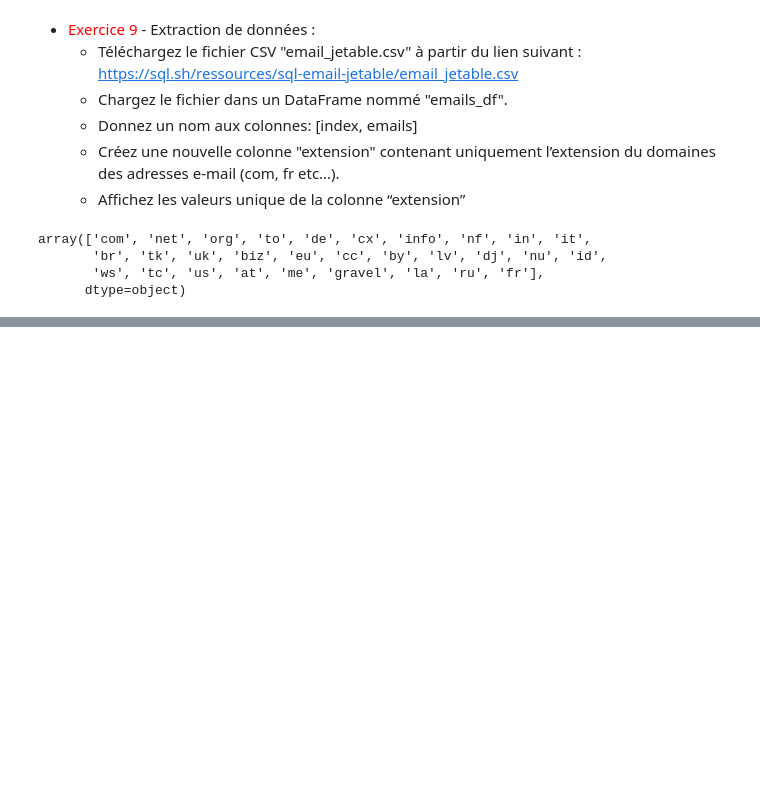
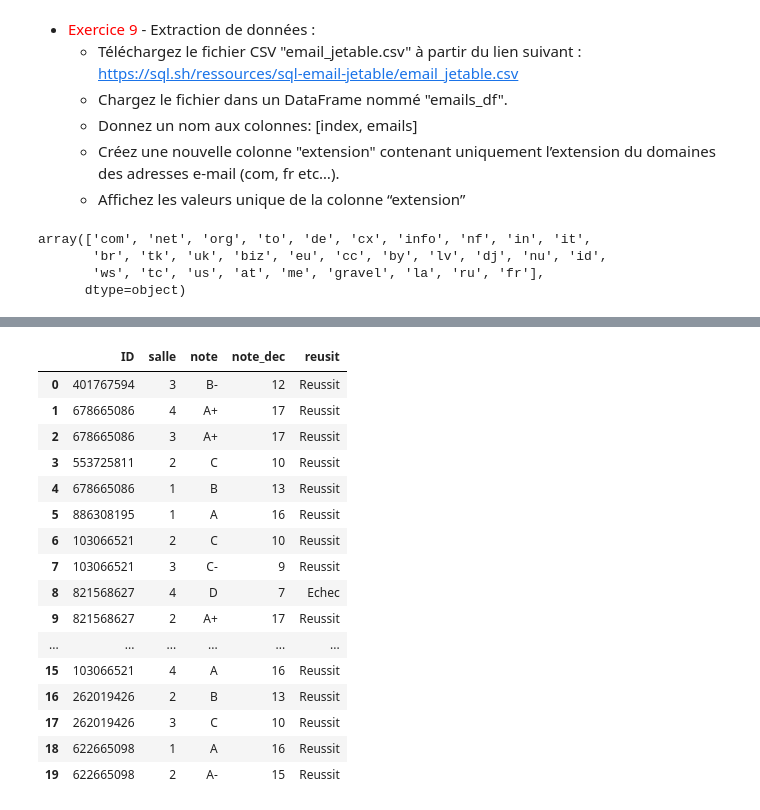
Before and after one commit to KiykoHanna/Simplon_Python, a Jupyter notebook: notebook.ipynb, the cells around one changed output, grey strips where cells are left out. Saved outputs shown, nothing was run; the diff lists cells and outputs as text; code cells hidden in the pictures; blank space fills up the shorter version.

```diff
--- a/notebook.ipynb
+++ b/notebook.ipynb
@@ -859,0 +869,38 @@ array(['com', 'net', 'org', 'to', 'de', 'cx', 'info', 'nf', 'in', 'it',
+# %%
+from itertools import product
+
+file_name = "student_grades.csv"
+path_student_grades = os.path.join("data", file_name)
+
+grades_df = pd.read_csv(path_student_grades)
+grades_df.columns = ['ID','salle','note']
+
+list1 = ["A", "B", "C", "D", "E", "F"]
+list2 = ["+", "", "-"]
+
+note_list = ["".join(i) for i in product(list1, list2)]
+zip_note = dict(zip(note_list[::-1], range(len(note_list))))
+grades_df["note_dec"] = grades_df["note"].apply(lambda x: zip_note.get(x))
+
+grades_df["reusit"] = (20/17) * grades_df["note_dec"] >= 10
+grades_df["reusit"] = grades_df["reusit"].map({True: "Reussit", False: "Echec"})
+
+grades_df
+# %% [output]
+|  | ID | salle | note | note_dec | reusit |
+| 0 | 401767594 | 3 | B- | 12 | Reussit |
+| 1 | 678665086 | 4 | A+ | 17 | Reussit |
+| 2 | 678665086 | 3 | A+ | 17 | Reussit |
+| 3 | 553725811 | 2 | C | 10 | Reussit |
+| 4 | 678665086 | 1 | B | 13 | Reussit |
+| 5 | 886308195 | 1 | A | 16 | Reussit |
+| 6 | 103066521 | 2 | C | 10 | Reussit |
+| 7 | 103066521 | 3 | C- | 9 | Reussit |
+| 8 | 821568627 | 4 | D | 7 | Echec |
+| 9 | 821568627 | 2 | A+ | 17 | Reussit |
+| ... | ... | ... | ... | ... | ... |
+| 15 | 103066521 | 4 | A | 16 | Reussit |
+| 16 | 262019426 | 2 | B | 13 | Reussit |
+| 17 | 262019426 | 3 | C | 10 | Reussit |
+| 18 | 622665098 | 1 | A | 16 | Reussit |
+| 19 | 622665098 | 2 | A- | 15 | Reussit |
```
Also changed, not shown: parts of 2 cells of this notebook, 2 other files.
